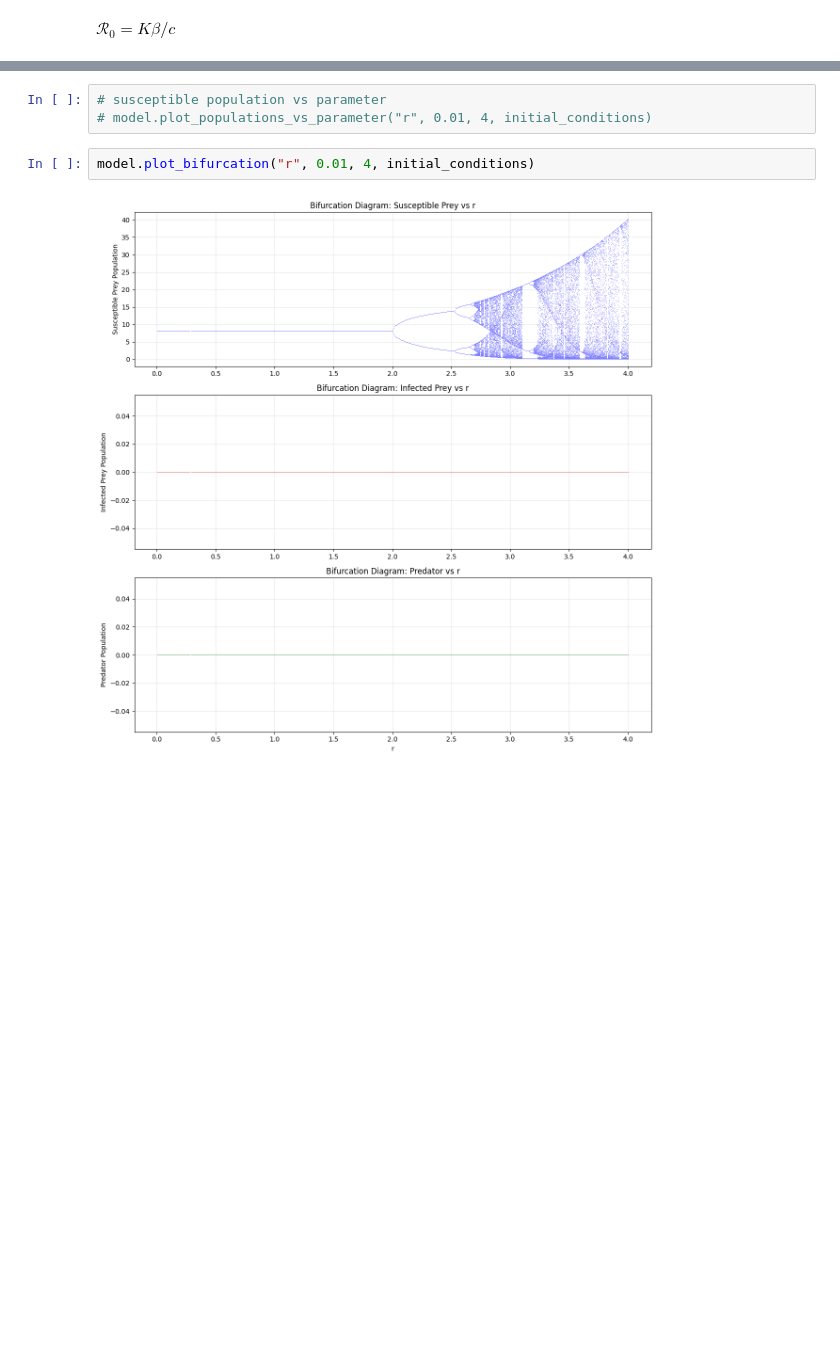
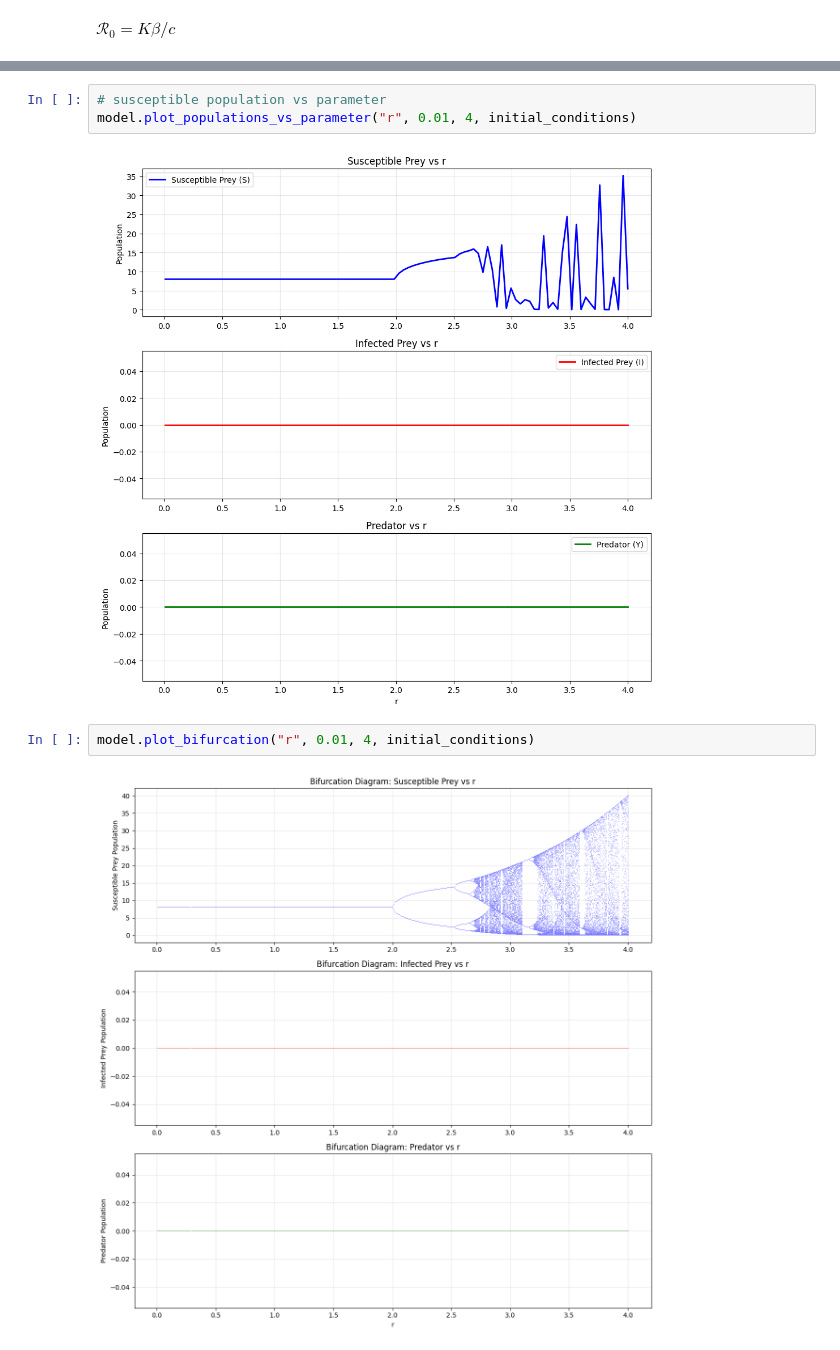
Before and after one commit to samueleserri/Eco-Epidemiological-model-with-disease-in-prey, a Jupyter notebook: src/simulations.ipynb, the cells around one changed output, grey strips where cells are left out. Drawn from its saved outputs; the diff is of its cells as text; blank space fills up the shorter version.

```diff
--- a/src/simulations.ipynb
+++ b/src/simulations.ipynb
@@ -58,6 +49,8 @@ K: 8
 # %%
 # susceptible population vs parameter
-# model.plot_populations_vs_parameter("r", 0.01, 4, initial_conditions)
+model.plot_populations_vs_parameter("r", 0.01, 4, initial_conditions)
+# %% [output]
+[figure, added]
 # %%
 model.plot_bifurcation("r", 0.01, 4, initial_conditions)
 # %% [output]
```
Also changed, not shown: parts of 21 cells of this notebook, 1 other file.
